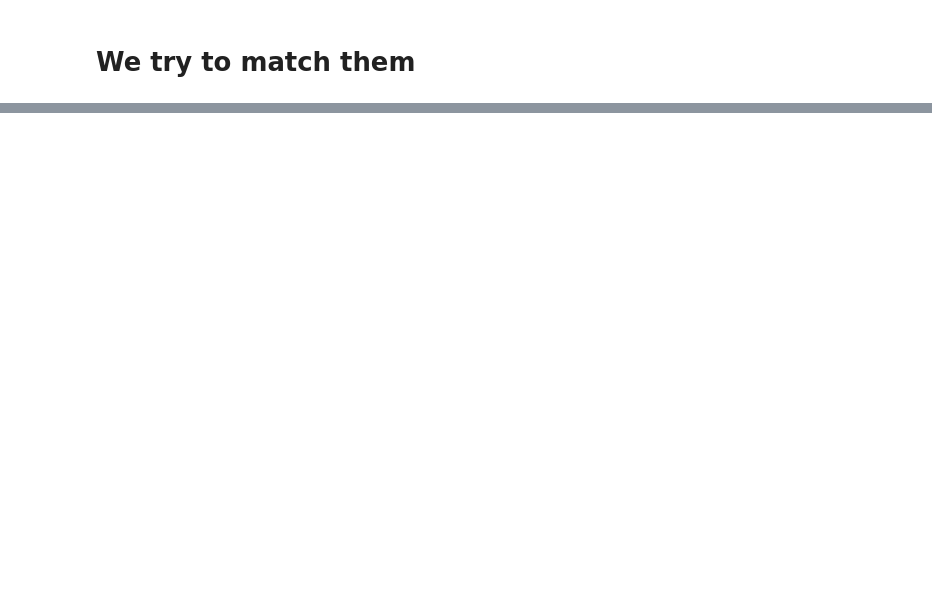
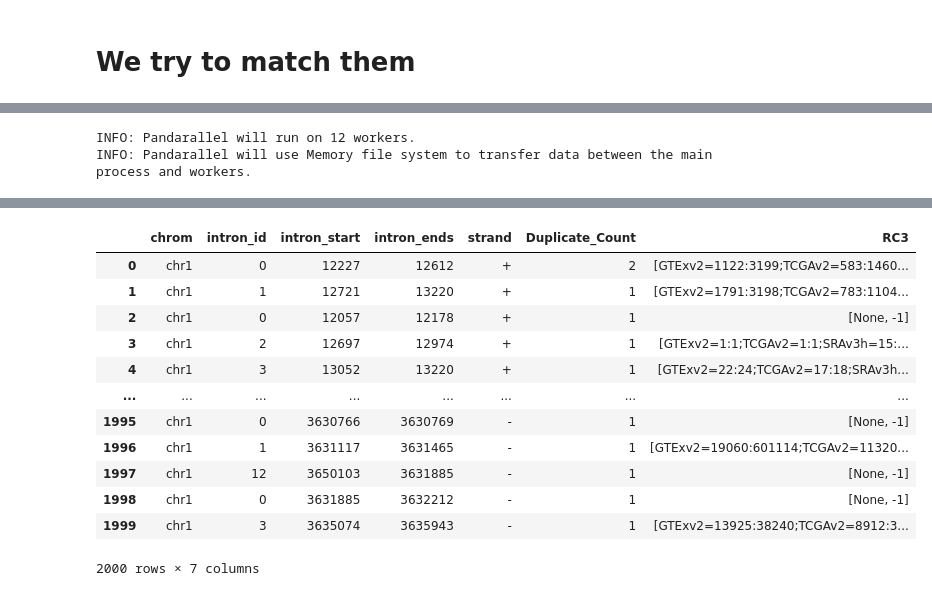
Before and after one commit to EnsemblGSOC/IntronOrNot, a Jupyter notebook: 2 - contrasting-with-recount3.ipynb, the cells around one changed output, grey strips where cells are left out. Drawn from its saved outputs; the diff is of its cells as text; code cells hidden in the pictures; blank space fills up the shorter version.

Commit message:
Update contrasting-with-recount3.ipynb

```diff
--- a/2 - contrasting-with-recount3.ipynb
+++ b/2 - contrasting-with-recount3.ipynb
@@ -108,10 +168,9 @@ df_chrom["chr1"]
 # %%
-df_chr1 = df_chrom["chr1"]
 def match_recount(row):
     # print(row)
     # print(row.chrom)
     try:
-        score = df_chr1.loc[(row.strand, row.intron_start, row.intron_ends), ["Features", "Score"]].values
+        score = df_chrom[row.chrom].loc[(row.strand, row.intron_start, row.intron_ends), ["Features", "Score"]].values
     # !echo 'tabix ftp-data/recount3.bed.gz {row.chrom}:{row.intron_start}-{row.intron_ends}'
 
     # score = !tabix ftp-data/recount3.bed.gz chr1:12227-12612 | awk -v start=12227 -v stop=12612 '$2 == start && $3 == stop'
@@ -126,8 +185,13 @@ def match_recount(row):
     # print(score)
     return score
 # %%
-pandarallel.initialize(progress_bar=True)
+pandarallel.initialize(progress_bar=False, nb_workers=12)
+# %% [output]
+INFO: Pandarallel will run on 12 workers.
+INFO: Pandarallel will use Memory file system to transfer data between the main process and workers.
 # %%
-df_test = df_gencode_introns.copy().head(500)
-df_test["RC3"] = df_test.apply(match_recount, args=(), axis=1)
+%%time
+df_test = df_gencode_introns.copy().head(2000)
+df_test["RC3"] = df_test.parallel_apply(match_recount, axis=1)
 df_test
+# %% [output]
@@ -133,0 +200,13 @@ df_test
+|  | chrom | intron_id | intron_start | intron_ends | strand | Duplicate_Count | RC3 |
+| 0 | chr1 | 0 | 12227 | 12612 | + | 2 | [GTExv2=1122:3199;TCGAv2=583:1460... |
+| 1 | chr1 | 1 | 12721 | 13220 | + | 1 | [GTExv2=1791:3198;TCGAv2=783:1104... |
+| 2 | chr1 | 0 | 12057 | 12178 | + | 1 | [None, -1] |
+| 3 | chr1 | 2 | 12697 | 12974 | + | 1 | [GTExv2=1:1;TCGAv2=1:1;SRAv3h=15:... |
+| 4 | chr1 | 3 | 13052 | 13220 | + | 1 | [GTExv2=22:24;TCGAv2=17:18;SRAv3h... |
+| ... | ... | ... | ... | ... | ... | ... | ... |
+| 1995 | chr1 | 0 | 3630766 | 3630769 | - | 1 | [None, -1] |
+| 1996 | chr1 | 1 | 3631117 | 3631465 | - | 1 | [GTExv2=19060:601114;TCGAv2=11320... |
+| 1997 | chr1 | 12 | 3650103 | 3631885 | - | 1 | [None, -1] |
+| 1998 | chr1 | 0 | 3631885 | 3632212 | - | 1 | [None, -1] |
+| 1999 | chr1 | 3 | 3635074 | 3635943 | - | 1 | [GTExv2=13925:38240;TCGAv2=8912:3... |
+2000 rows × 7 columns
```
Also changed, not shown: parts of 15 cells of this notebook.
